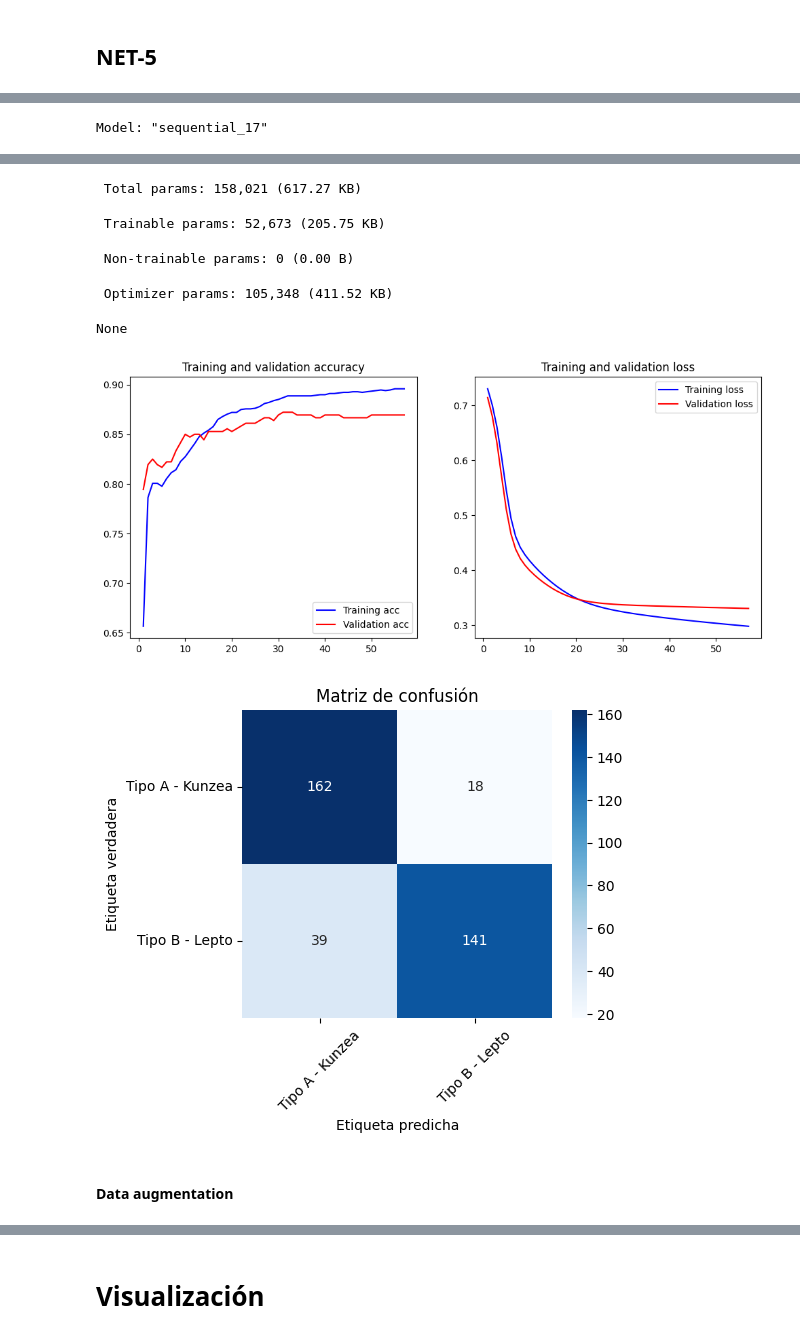
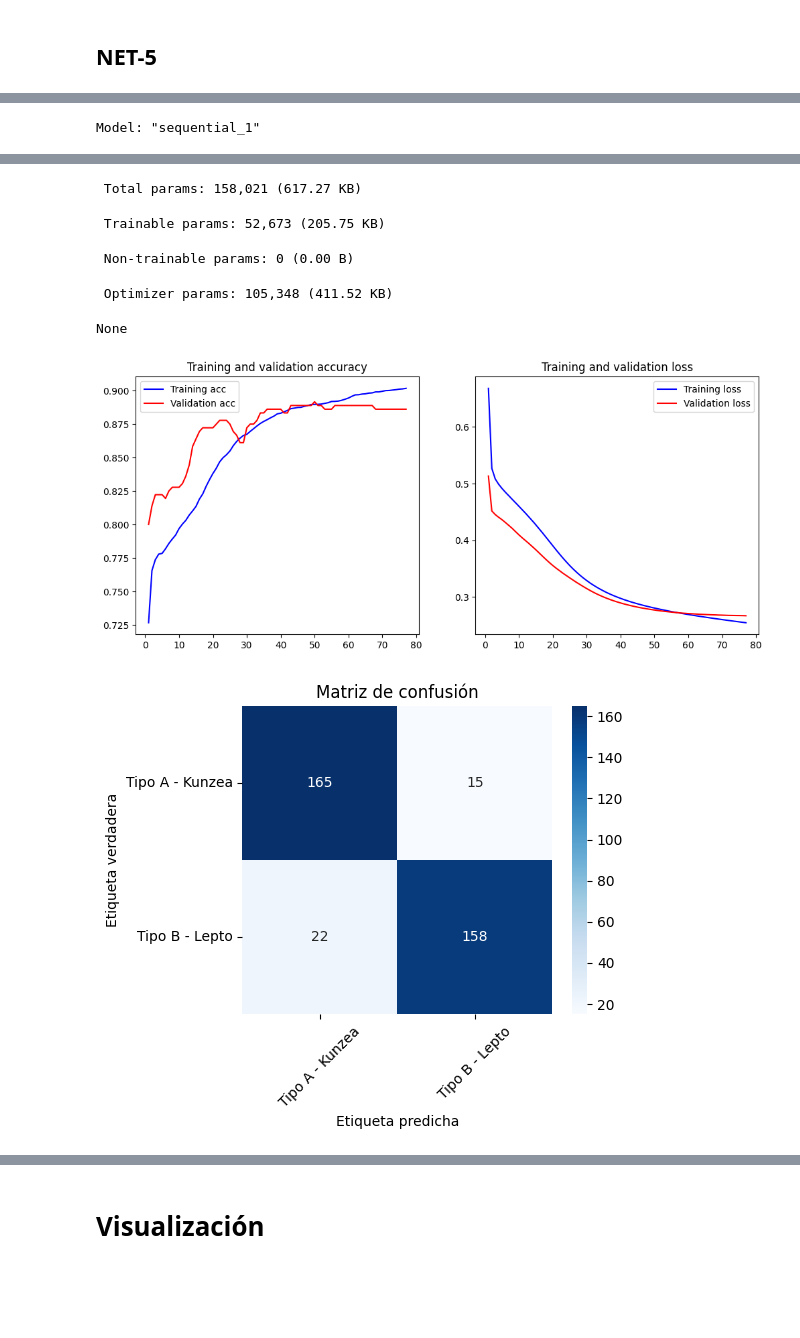
Before and after one commit to davidgc14/Mineria-Datos-UNED, a Jupyter notebook: Practica-3/laboratorio.ipynb, the cells around one changed output, grey strips where cells are left out. Drawn from its saved outputs; the diff is of its cells as text; code cells hidden in the pictures; blank space fills up the shorter version.

```diff
--- a/Practica-3/laboratorio.ipynb
+++ b/Practica-3/laboratorio.ipynb
@@ -1226,8 +1035,8 @@ model = Sequential([
     MaxPooling2D((2,2)),
 
     Flatten(),
-    Dense(1, activation='sigmoid', kernel_regularizer=l2(0.001))
+    Dense(1, activation='sigmoid')
 ])
 
-model = train_and_evaluate(model)
+model = train_and_evaluate(model, train_data=X_train_augmented, train_labels=y_train_augmented)
 # %% [output]
@@ -1248,5 +1057,5 @@ Tipo A - Kunzea       0.81      0.90      0.85       180
                 +-----------------------+
-Model: "sequential_17"
+Model: "sequential_1"
 ┏━━━━━━━━━━━━━━━━━━━━━━━━━━━━━━━━━━━━━━┳━━━━━━━━━━━━━━━━━━━━━━━━━━━━━┳━━━━━━━━━━━━━━━━━┓
 ┃ Layer (type)                         ┃ Output Shape                ┃         Param # ┃
 ┡━━━━━━━━━━━━━━━━━━━━━━━━━━━━━━━━━━━━━━╇━━━━━━━━━━━━━━━━━━━━━━━━━━━━━╇━━━━━━━━━━━━━━━━━┩
@@ -1264,10 +1073,8 @@ Model: "sequential_17"
 └──────────────────────────────────────┴─────────────────────────────┴─────────────────┘
  Total params: 158,021 (617.27 KB)
  Trainable params: 52,673 (205.75 KB)
  Non-trainable params: 0 (0.00 B)
  Optimizer params: 105,348 (411.52 KB)
 None
-[figure, old version]
+[figure, new version]
-[figure, old version]
+[figure, new version]
-# %% [markdown]
-#### Data augmentation
```
Also changed, not shown: parts of 10 cells of this notebook.
